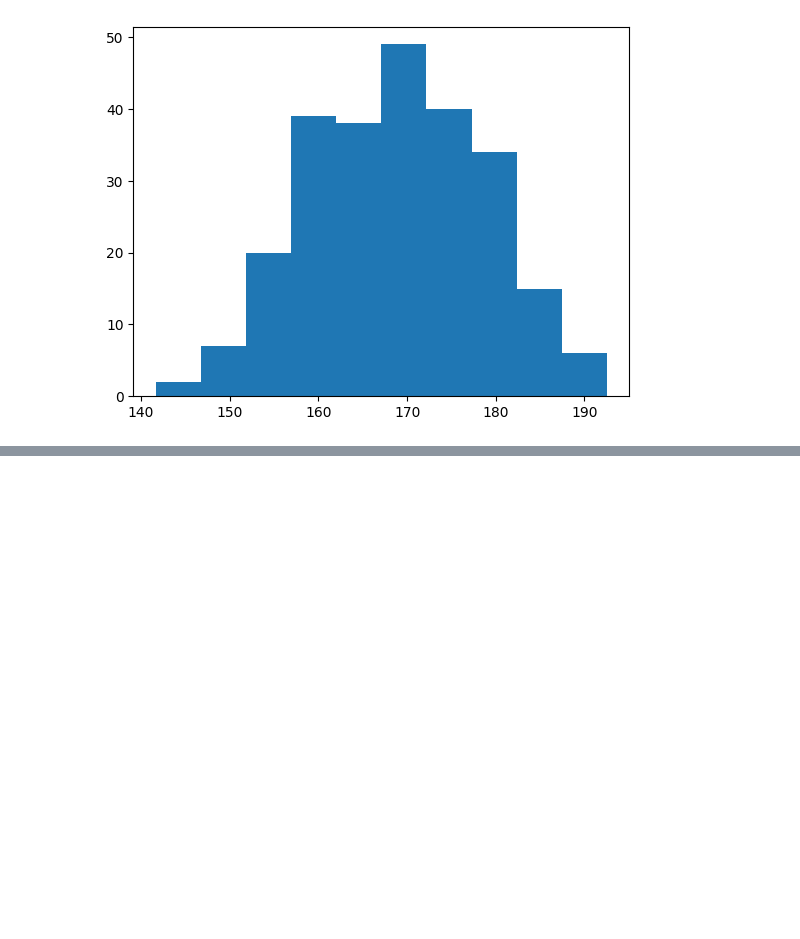
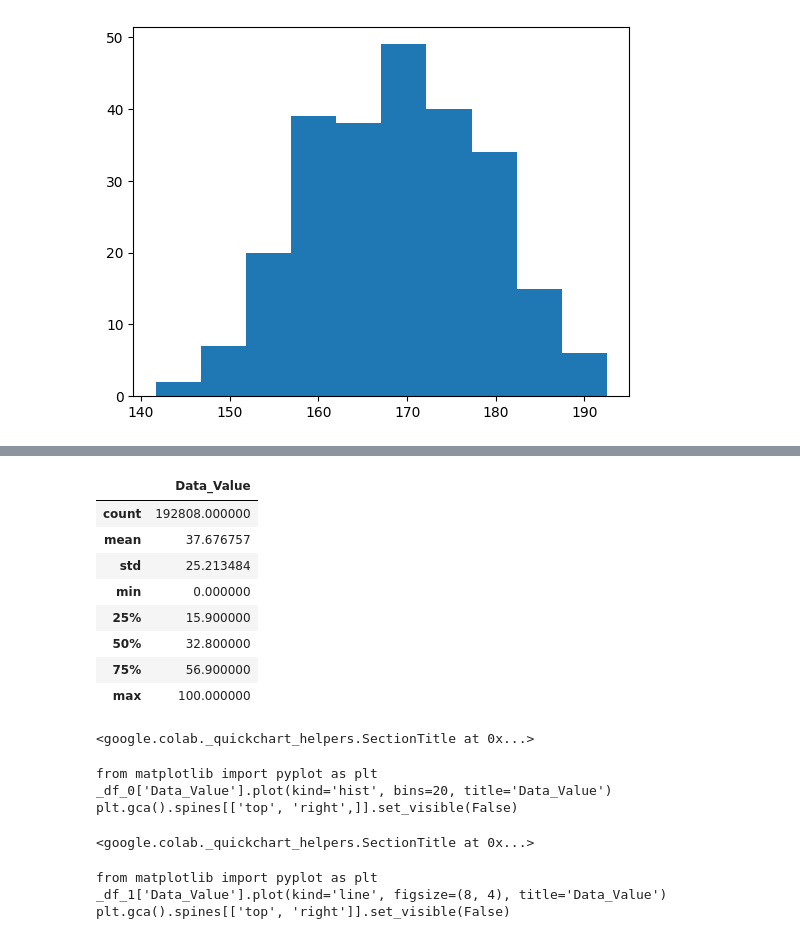
Before and after one commit to helloprof/BTL300-NCC, a Jupyter notebook: Stats1.ipynb, the cells around one changed output, grey strips where cells are left out. Drawn from its saved outputs; the diff is of its cells as text; code cells hidden in the pictures; blank space fills up the shorter version.

```diff
--- a/Stats1.ipynb
+++ b/Stats1.ipynb
@@ -26,0 +56,29 @@ plt.hist(x)
+# %%
+filtered_df = df[["LocationDesc","Data_Value"]]
+# age groups:
+# filtered_df = df[["StratificationID1","Data_Value"]]
+
+filtered_df = filtered_df.dropna()
+# row_count_before = len(filtered_df)
+# row_count_before
+# row_count_after = len(filtered_df.dropna())
+# row_count_after
+filtered_df.describe()
+# %% [output]
+|  | Data_Value |
+| count | 192808.000000 |
+| mean | 37.676757 |
+| std | 25.213484 |
+| min | 0.000000 |
+| 25% | 15.900000 |
+| 50% | 32.800000 |
+| 75% | 56.900000 |
+| max | 100.000000 |
+<google.colab._quickchart_helpers.SectionTitle at 0x...>
+from matplotlib import pyplot as plt
+_df_0['Data_Value'].plot(kind='hist', bins=20, title='Data_Value')
+plt.gca().spines[['top', 'right',]].set_visible(False)
+<google.colab._quickchart_helpers.SectionTitle at 0x...>
+from matplotlib import pyplot as plt
+_df_1['Data_Value'].plot(kind='line', figsize=(8, 4), title='Data_Value')
+plt.gca().spines[['top', 'right']].set_visible(False)
```
Also changed, not shown: parts of 11 cells of this notebook.
